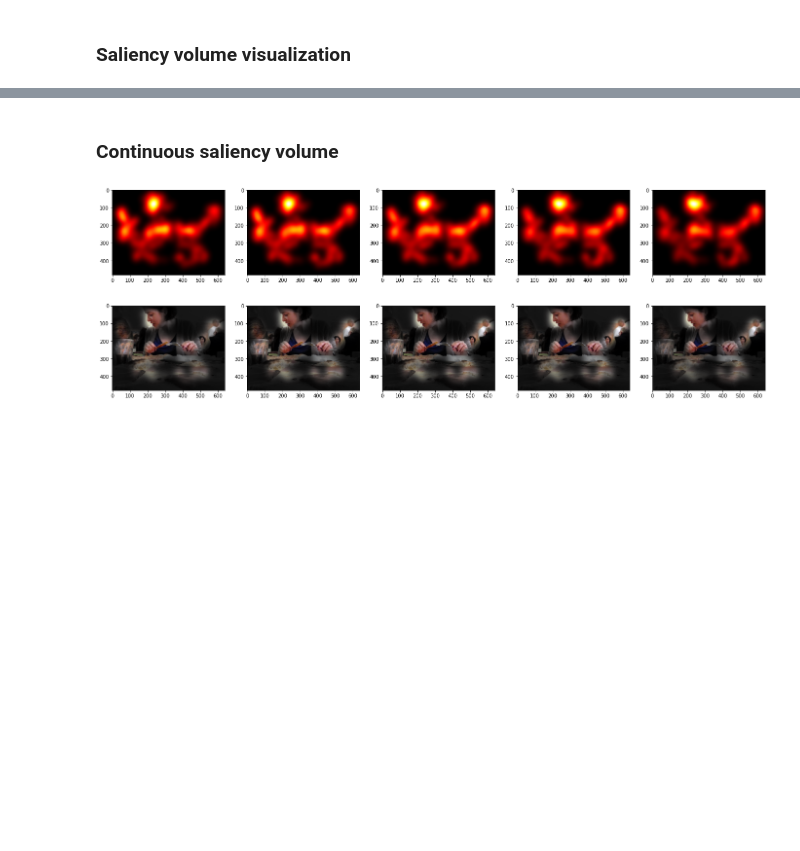
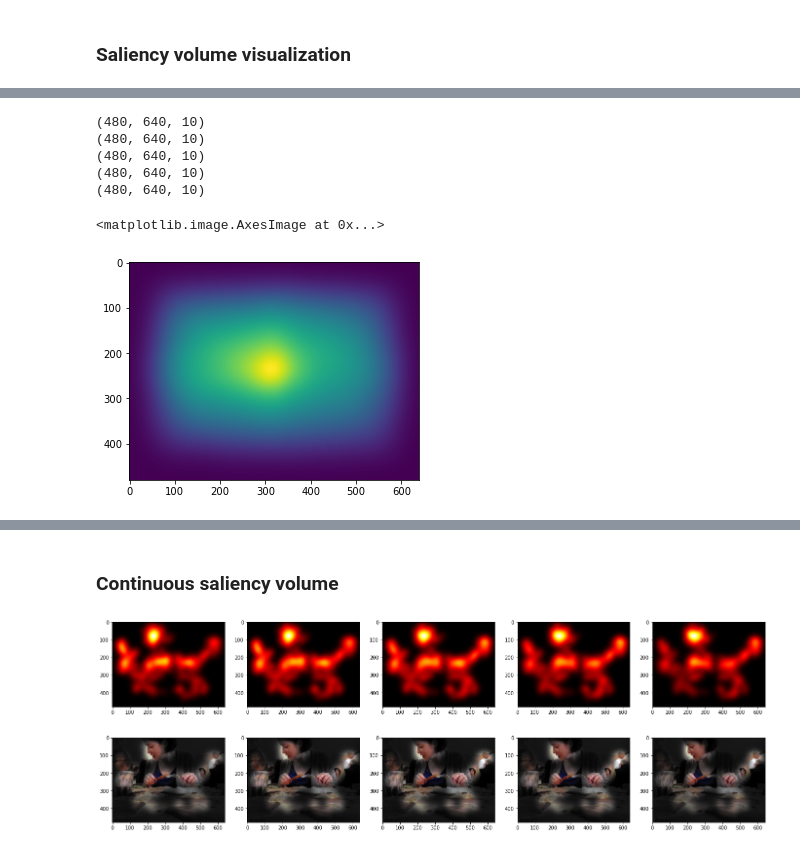
Before and after one commit to LudoHoff/TemporalSaliencyPrediction, a Jupyter notebook: SaliconParser.ipynb, the cells around one changed output, grey strips where cells are left out. Cells and saved outputs as stored; diff of their text form; code cells hidden in the pictures; blank space fills up the shorter version.

```diff
--- a/SaliconParser.ipynb
+++ b/SaliconParser.ipynb
@@ -289,0 +381,22 @@ display_images(maps, image, True)
+# %%
+avg_maps = []
+std_maps = []
+
+for map in sum_maps:
+    avg_maps.append(map.mean(axis=2))
+    std_maps.append(map.std(axis=2))
+# %% [output]
+(480, 640, 10)
+(480, 640, 10)
+(480, 640, 10)
+(480, 640, 10)
+(480, 640, 10)
+# %%
+f, axarr = plt.subplots(len(avg_maps), 2, figsize=(10, 10))
+
+for i, maps in enumerate([avg_maps, std_maps]):
+    for j, map in enumerate(maps):
+        axarr[j,i].imshow(map)
+# %% [output]
+<matplotlib.image.AxesImage at 0x...>
+[figure, added]
```
Also changed, not shown: parts of 15 cells of this notebook, 6 other files.
